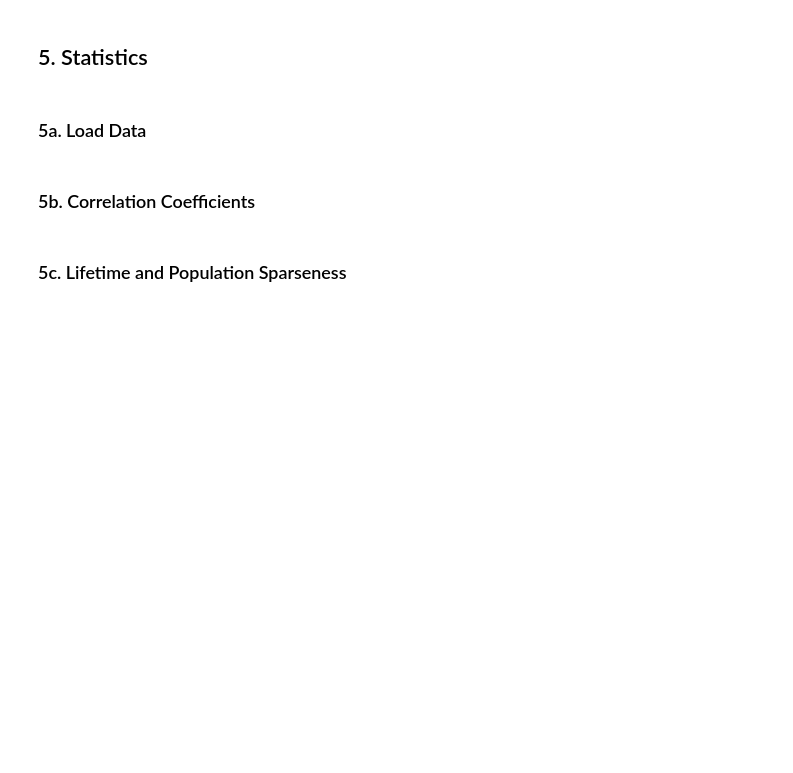
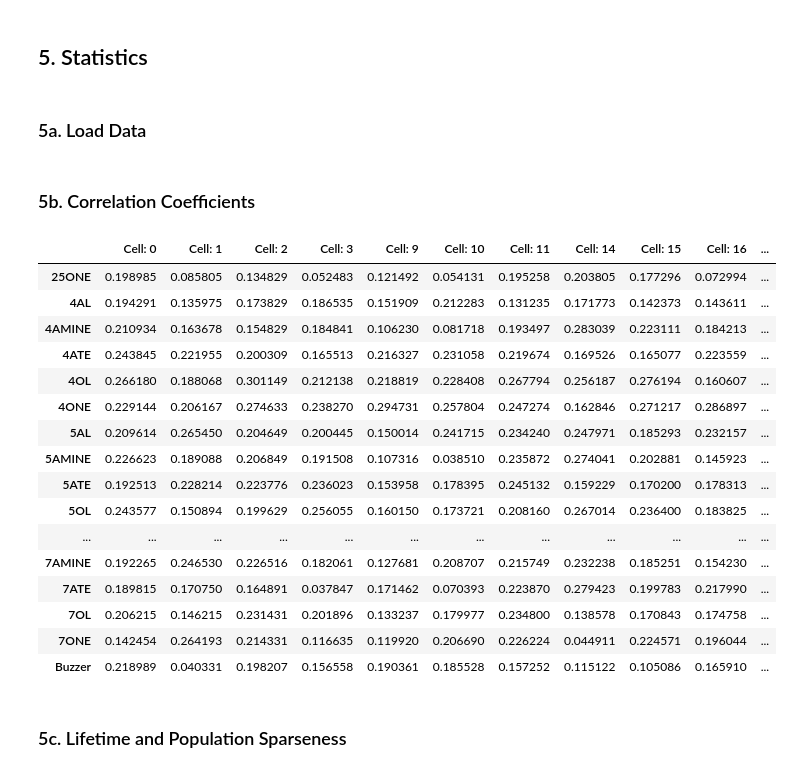
Before and after one commit to OlfactoryBehaviorLab/Imaging-Analysis-Notebook-Templates, a Jupyter notebook: ImagingAnalysisTemplate.ipynb, the cells around one changed output. Cells and saved outputs as stored; diff of their text form; code cells hidden in the pictures; blank space fills up the shorter version.

```diff
--- a/ImagingAnalysisTemplate.ipynb
+++ b/ImagingAnalysisTemplate.ipynb
@@ -578,13 +579,33 @@ DewanPlotting.plotTrialsPerPairing(
 similarityData = DewanDataStore.AUROCdataStore(Baseline_Shift_Data, CellList, OdorData, FVData, fileHeader, FVonIdx, UnixTimeArray, baselineDuration, responseDuration, False)
 CCs = DewanStats.crossTrialConsistency(similarityData, onTimeAUROCSignificanceTable, False)
 # %%
-mineralOilIndex = np.nonzero(similarityData.uniqueOdors == 'MO')[0]
+mineralOilIndex = np.nonzero(similarityData.unique_odors == 'MO')[0]
 responsiveCellListIndex = np.nonzero(onTimeAUROCSignificanceTable[:, mineralOilIndex] == 0)[0]
-odorIndexes = np.nonzero(similarityData.uniqueOdors != 'MO')[0]
-columns = [f'Cell: {similarityData.CellList[cell]}' for cell in responsiveCellListIndex]
-rows = [f'{similarityData.uniqueOdors[odor]}' for odor in odorIndexes]
+odorIndexes = np.nonzero(similarityData.unique_odors != 'MO')[0]
+columns = [f'Cell: {similarityData.Cell_List[cell]}' for cell in responsiveCellListIndex]
+rows = [f'{similarityData.unique_odors[odor]}' for odor in odorIndexes]
 CCs = np.array(CCs)
 CCs = pd.DataFrame(CCs.transpose(), columns=columns, index=rows)
+# %%
+CCs
+# %% [output]
+|  | Cell: 0 | Cell: 1 | Cell: 2 | Cell: 3 | Cell: 9 | Cell: 10 | Cell: 11 | Cell: 14 | Cell: 15 | Cell: 16 | ... |
+| 25ONE | 0.198985 | 0.085805 | 0.134829 | 0.052483 | 0.121492 | 0.054131 | 0.195258 | 0.203805 | 0.177296 | 0.072994 | ... |
+| 4AL | 0.194291 | 0.135975 | 0.173829 | 0.186535 | 0.151909 | 0.212283 | 0.131235 | 0.171773 | 0.142373 | 0.143611 | ... |
+| 4AMINE | 0.210934 | 0.163678 | 0.154829 | 0.184841 | 0.106230 | 0.081718 | 0.193497 | 0.283039 | 0.223111 | 0.184213 | ... |
+| 4ATE | 0.243845 | 0.221955 | 0.200309 | 0.165513 | 0.216327 | 0.231058 | 0.219674 | 0.169526 | 0.165077 | 0.223559 | ... |
+| 4OL | 0.266180 | 0.188068 | 0.301149 | 0.212138 | 0.218819 | 0.228408 | 0.267794 | 0.256187 | 0.276194 | 0.160607 | ... |
+| 4ONE | 0.229144 | 0.206167 | 0.274633 | 0.238270 | 0.294731 | 0.257804 | 0.247274 | 0.162846 | 0.271217 | 0.286897 | ... |
+| 5AL | 0.209614 | 0.265450 | 0.204649 | 0.200445 | 0.150014 | 0.241715 | 0.234240 | 0.247971 | 0.185293 | 0.232157 | ... |
+| 5AMINE | 0.226623 | 0.189088 | 0.206849 | 0.191508 | 0.107316 | 0.038510 | 0.235872 | 0.274041 | 0.202881 | 0.145923 | ... |
+| 5ATE | 0.192513 | 0.228214 | 0.223776 | 0.236023 | 0.153958 | 0.178395 | 0.245132 | 0.159229 | 0.170200 | 0.178313 | ... |
+| 5OL | 0.243577 | 0.150894 | 0.199629 | 0.256055 | 0.160150 | 0.173721 | 0.208160 | 0.267014 | 0.236400 | 0.183825 | ... |
+| ... | ... | ... | ... | ... | ... | ... | ... | ... | ... | ... | ... |
+| 7AMINE | 0.192265 | 0.246530 | 0.226516 | 0.182061 | 0.127681 | 0.208707 | 0.215749 | 0.232238 | 0.185251 | 0.154230 | ... |
+| 7ATE | 0.189815 | 0.170750 | 0.164891 | 0.037847 | 0.171462 | 0.070393 | 0.223870 | 0.279423 | 0.199783 | 0.217990 | ... |
+| 7OL | 0.206215 | 0.146215 | 0.231431 | 0.201896 | 0.133237 | 0.179977 | 0.234800 | 0.138578 | 0.170843 | 0.174758 | ... |
+| 7ONE | 0.142454 | 0.264193 | 0.214331 | 0.116635 | 0.119920 | 0.206690 | 0.226224 | 0.044911 | 0.224571 | 0.196044 | ... |
+| Buzzer | 0.218989 | 0.040331 | 0.198207 | 0.156558 | 0.190361 | 0.185528 | 0.157252 | 0.115122 | 0.105086 | 0.165910 | ... |
 # %% [markdown]
 ### 5c. Lifetime and Population Sparseness
 # %%
```
Also changed, not shown: parts of 3 cells of this notebook, 1 other file.
